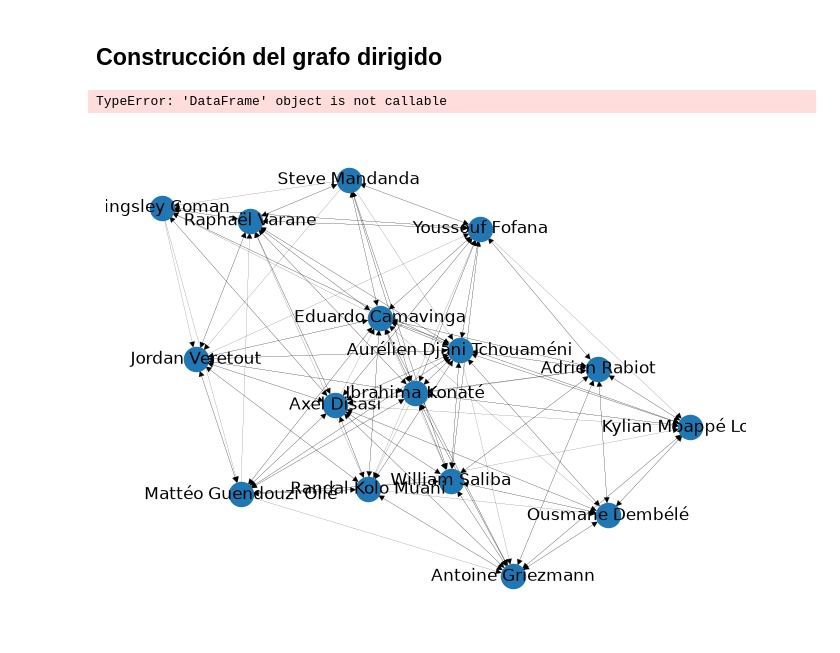
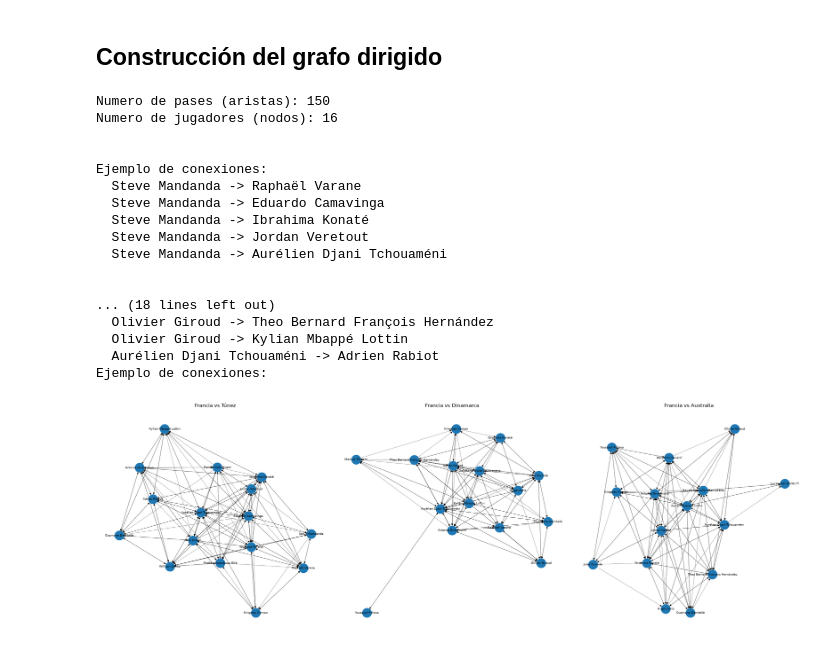
Before and after one commit to Diego-Escobedo123/Grafos-Francia, a Jupyter notebook: red_pases_francia.ipynb, the cells around one changed output. Cells and saved outputs as stored; diff of their text form; code cells hidden in the pictures.

Commit message:
Visualization of the graphs

```diff
--- a/red_pases_francia.ipynb
+++ b/red_pases_francia.ipynb
@@ -75,29 +73,84 @@ for _, fila in  df_completos1.iterrows():
     G2.add_edge(emisor,receptor)
 
 
-for _, fila in df_completos2():
+for _, fila in df_completos2.iterrows():
     emisor = fila["jugador_nombre"]
     receptor = fila["receptor_nombre"]
     G3.add_edge(emisor,receptor)
 
 # 4) Vistazo rápido para confirmar que el grafo se armó bien
+print('\n')
+print("Numero de pases (aristas):", G1.number_of_edges())
 print("Numero de jugadores (nodos):", G1.number_of_nodes())
-print("Numero de pases (aristas):", G1.number_of_edges())
-print()
+print('\n')
 print("Ejemplo de conexiones:")
 for emisor, receptor in list(G1.edges())[:5]:
+
     print(f"  {emisor} -> {receptor}")
-
+print('\n')
 print("Numero de jugadores (nodos):", G2.number_of_nodes())
 print("Numero de pases (aristas):", G2.number_of_edges())
-print()
+print('\n')
 print("Ejemplo de conexiones:")
 for emisor, receptor in list(G2.edges())[:5]:
     print(f"  {emisor} -> {receptor}")
+
+print('\n')
+print("Numero de pases (aristas):", G3.number_of_edges())
+print("Numero de jugadores (nodos):", G3.number_of_nodes())
+print('\n')
+for emisor, receptor in list(G3.edges())[:5]:
+    print(f"  {emisor} -> {receptor}")
+
+print("Ejemplo de conexiones:")
 # %% [output]
-TypeError: 'DataFrame' object is not callable
+Numero de pases (aristas): 150
+Numero de jugadores (nodos): 16
+
+
+Ejemplo de conexiones:
+  Steve Mandanda -> Raphaël Varane
+  Steve Mandanda -> Eduardo Camavinga
+  Steve Mandanda -> Ibrahima Konaté
+  Steve Mandanda -> Jordan Veretout
+  Steve Mandanda -> Aurélien Djani Tchouaméni
+
+
+... (18 lines left out)
+  Olivier Giroud -> Theo Bernard François Hernández
+  Olivier Giroud -> Kylian Mbappé Lottin
+  Aurélien Djani Tchouaméni -> Adrien Rabiot
+Ejemplo de conexiones:
 # %%
 from matplotlib import pyplot as plt
-nx.draw(G1, with_labels=True, width=0.1)
+import networkx as nx
+
+fig, axes = plt.subplots(1, 3, figsize=(24, 8))
+
+grafos = [
+    (G1, "Francia vs Túnez"),
+    (G2, "Francia vs Dinamarca"),
+    (G3, "Francia vs Australia")
+]
+
+for ax, (G, titulo) in zip(axes, grafos):
+    pos = nx.spring_layout(G, seed=42)
+
+    nx.draw(
+        G,
+        pos,
+        ax=ax,
+        with_labels=True,
+        node_size=500,
+        font_size=7,
+        width=0.3,
+        arrows=True
+    )
+
+    ax.set_title(titulo)
+    ax.axis("off")
+
+plt.tight_layout()
+plt.show()
 # %% [output]
-[figure, old version]
+[figure, new version]
```
Also changed, not shown: parts of 1 cell of this notebook.
